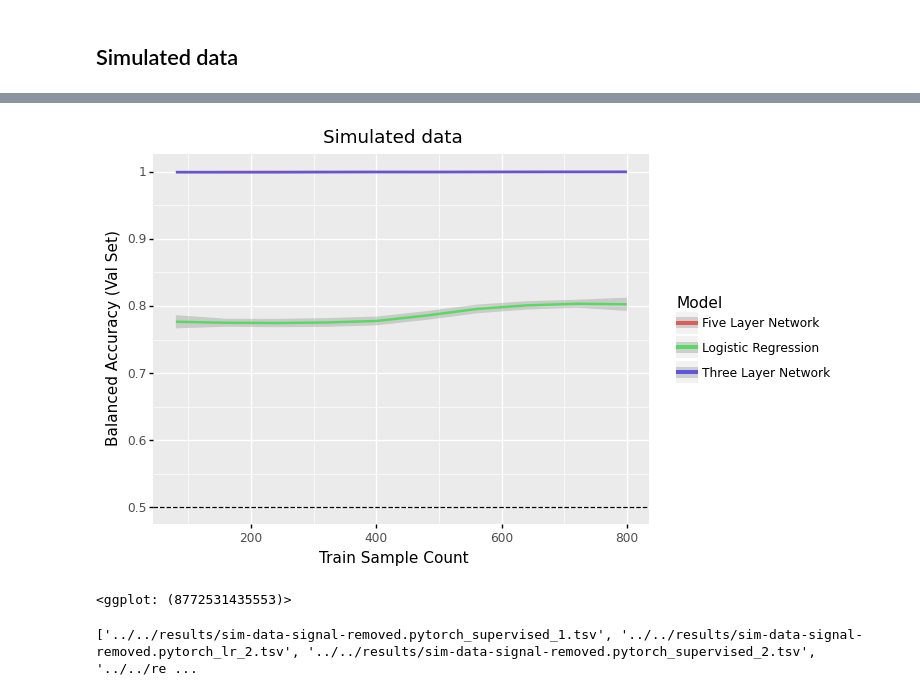
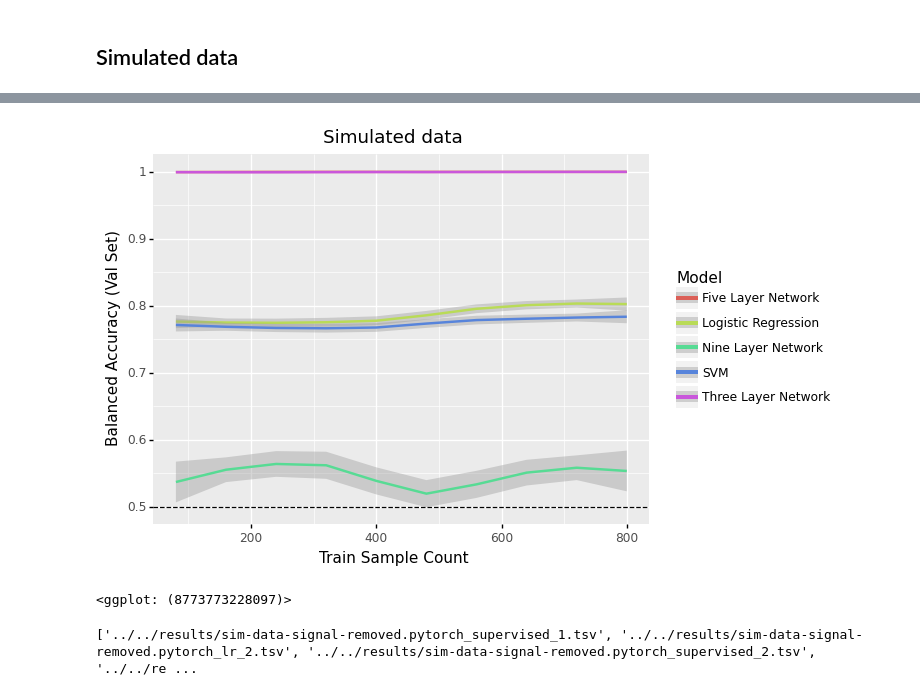
Before and after one commit to greenelab/linear_signal, a Jupyter notebook: notebook/analysis/visualize_results.ipynb, the cells around one changed output, grey strips where cells are left out. Drawn from its saved outputs; the diff is of its cells as text; code cells hidden in the pictures.

Commit message:
Add nine layer network and SVM to viz notebook

```diff
--- a/notebook/analysis/visualize_results.ipynb
+++ b/notebook/analysis/visualize_results.ipynb
@@ -814,3 +818,5 @@ tissue_metrics['train_count'] = tissue_metrics['train sample count']
 tissue_metrics['Model'] = tissue_metrics['Model'].str.replace('pytorch_supervised', 'Three Layer Network')
 tissue_metrics['Model'] = tissue_metrics['Model'].str.replace('deep_net', 'Five Layer Network')
 tissue_metrics['Model'] = tissue_metrics['Model'].str.replace('pytorch_lr', 'Logistic Regression')
+tissue_metrics['Model'] = tissue_metrics['Model'].str.replace('pytorch_svm', 'SVM')
+tissue_metrics['Model'] = tissue_metrics['Model'].str.replace('nine_layer_net', 'Nine Layer Network')
@@ -817,16 +839,16 @@ tissue_metrics['Model'] = tissue_metrics['Model'].str.replace('pytorch_lr', 'Log
 # %%
-plot_df = tissue_metrics[tissue_metrics['Model'].isin(['Three Layer Network', 'Five Layer Network', 'Logistic Regression'])]
+plot_df = tissue_metrics[tissue_metrics['Model'].isin(['Three Layer Network', 'Five Layer Network', 'Logistic Regression', 'SVM', 'Nine Layer Network'])]
 plot = ggplot(plot_df, aes(x='train_count', y='balanced_accuracy', color='Model'))
 plot += geom_smooth()
 plot += geom_hline(yintercept=.5, linetype='dashed')
 plot += ggtitle('Simulated data')
 plot += xlab('Train Sample Count')
 plot += ylab('Balanced Accuracy (Val Set)')
 plot.save('../../figures/sim_data.svg')
 plot
 # %% [output]
-[figure, old version]
+[figure, new version]
-<ggplot: (8772531435553)>
+<ggplot: (8773773228097)>
 # %%
 in_files = glob.glob('../../results/sim-data-signal-removed.*.tsv')
 in_files = [f for f in in_files if 'be_corrected' not in f]
```
Also changed, not shown: parts of 11 cells of this notebook.
